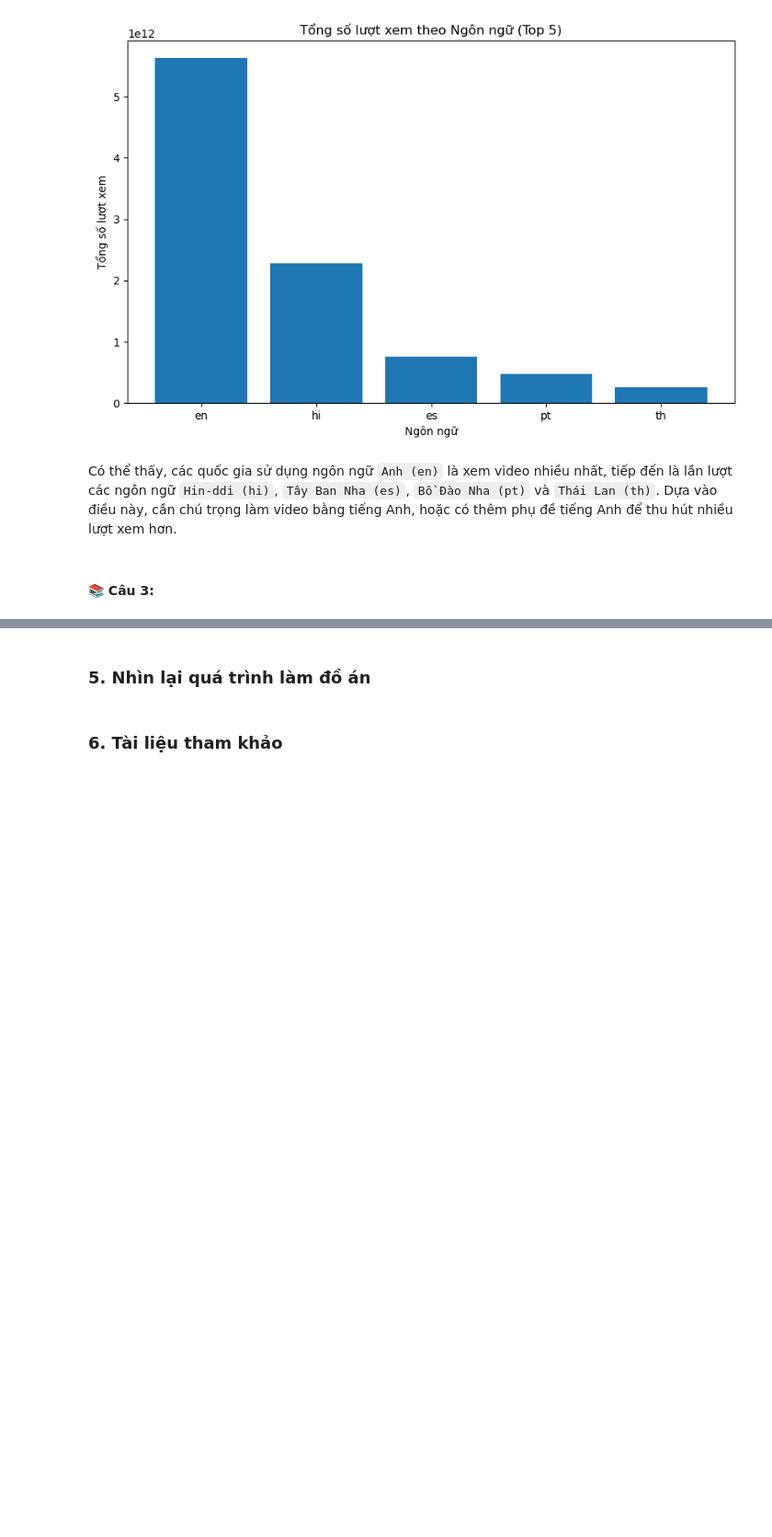
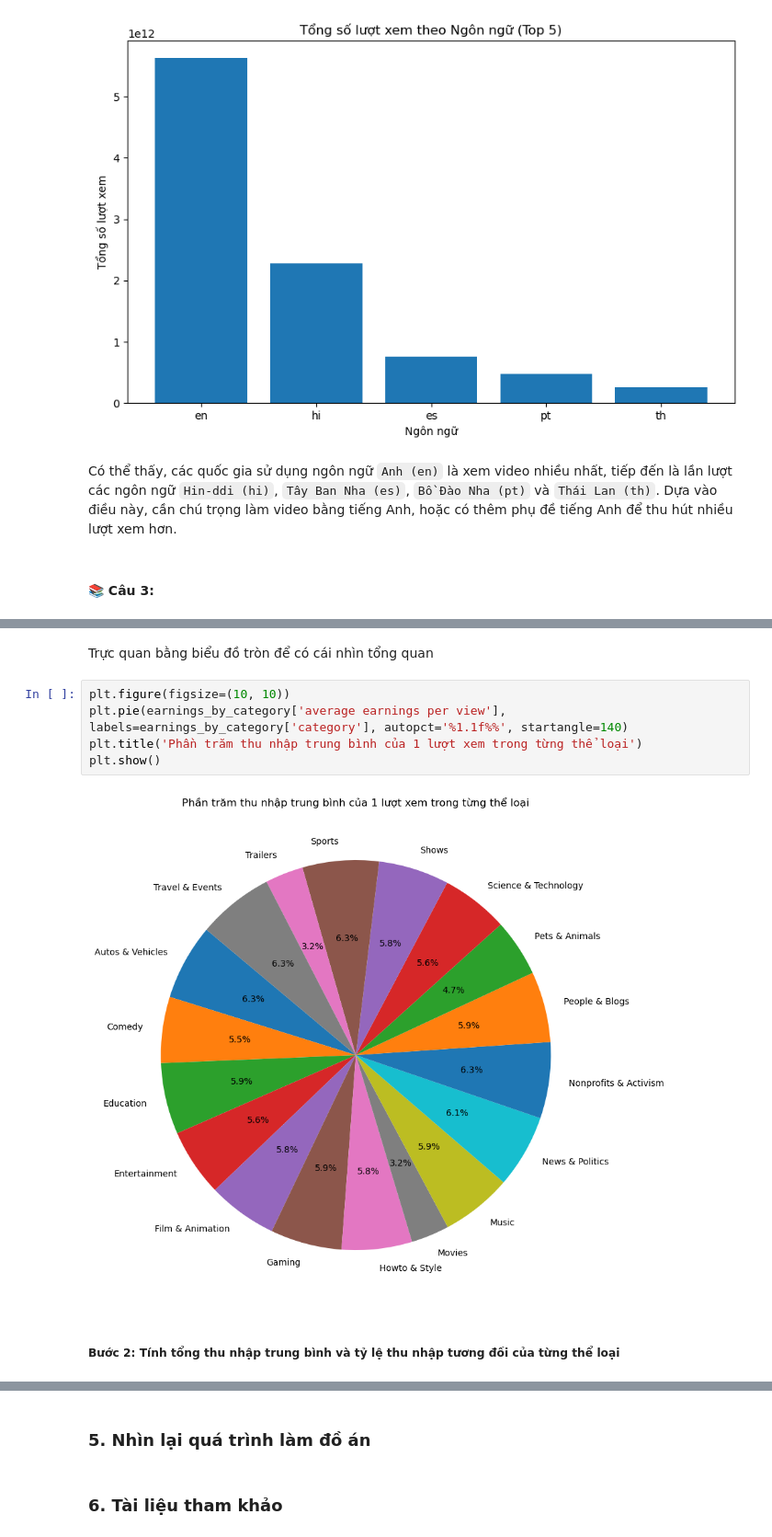
Before and after one commit to BaoDias2505/Final_Project_P4DS, a Jupyter notebook: 21127221_21127583.ipynb, the cells around one changed output, grey strips where cells are left out. Shown at 92% size. Drawn from its saved outputs; the diff is of its cells as text; blank space fills up the shorter version.

```diff
--- a/21127221_21127583.ipynb
+++ b/21127221_21127583.ipynb
@@ -736,0 +765,11 @@ Step 2:
+# %% [markdown]
+Trực quan bằng biểu đồ tròn để có cái nhìn tổng quan
+# %%
+plt.figure(figsize=(10, 10))
+plt.pie(earnings_by_category['average earnings per view'], labels=earnings_by_category['category'], autopct='%1.1f%%', startangle=140)
+plt.title('Phần trăm thu nhập trung bình của 1 lượt xem trong từng thể loại')
+plt.show()
+# %% [output]
+[figure, added]
+# %% [markdown]
+##### Bước 2: Tính tổng thu nhập trung bình và tỷ lệ thu nhập tương đối của từng thể loại
```
Also changed, not shown: parts of 21 cells of this notebook.
